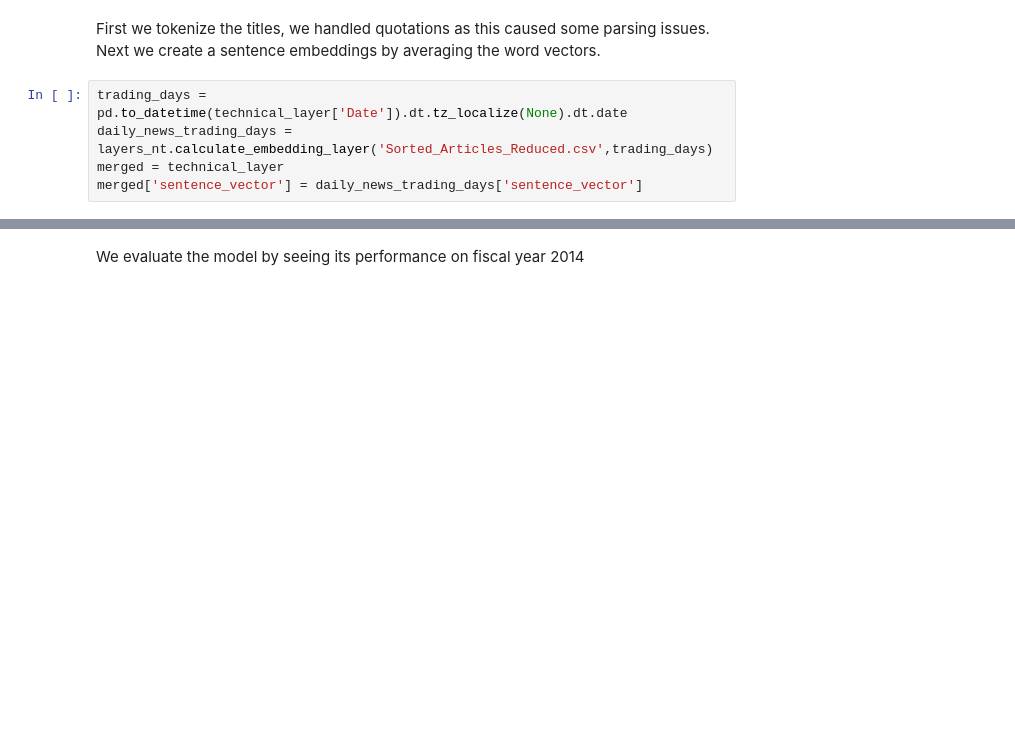
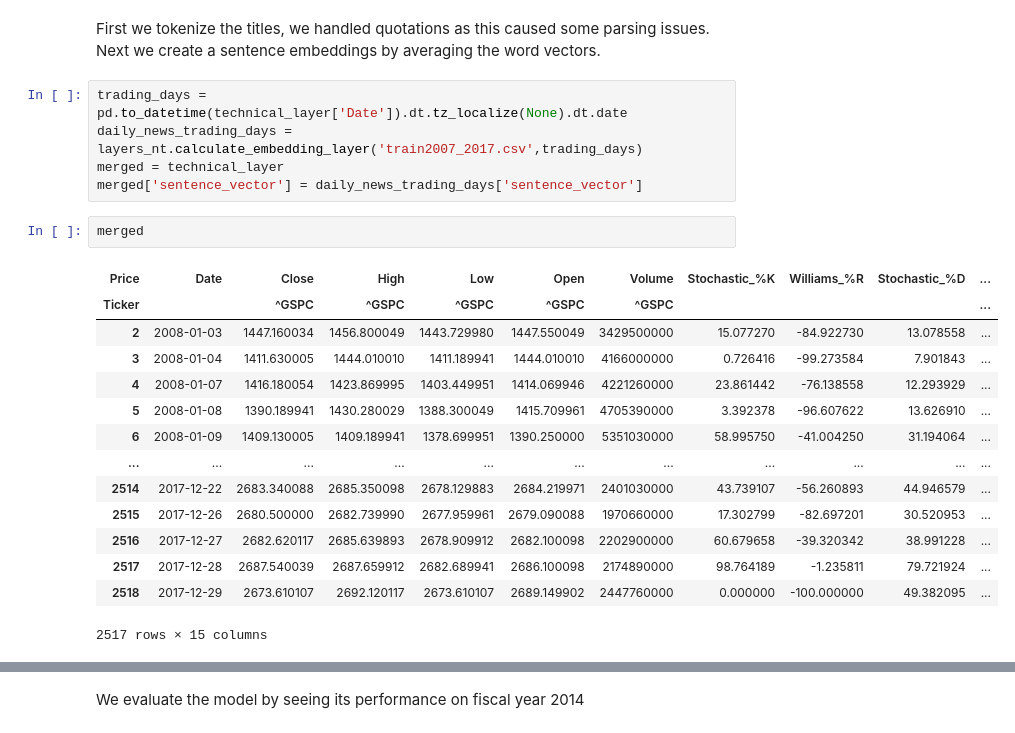
Before and after one commit to matsammut/ARI5123-Algo_trading, a Jupyter notebook: main.ipynb, the cells around one changed output, grey strips where cells are left out. Cells and saved outputs as stored; diff of their text form; blank space fills up the shorter version.

```diff
--- a/main.ipynb
+++ b/main.ipynb
@@ -43,9 +46,26 @@ extract_embedding_data('2019-05-31','2020-06-01','test2020.csv')
 First we tokenize the titles, we handled quotations as this caused some parsing issues. Next we create a sentence embeddings by averaging the word vectors.
 # %%
 trading_days = pd.to_datetime(technical_layer['Date']).dt.tz_localize(None).dt.date
-daily_news_trading_days = layers_nt.calculate_embedding_layer('Sorted_Articles_Reduced.csv',trading_days)
+daily_news_trading_days = layers_nt.calculate_embedding_layer('train2007_2017.csv',trading_days)
 merged = technical_layer
 merged['sentence_vector'] = daily_news_trading_days['sentence_vector']
+# %%
+merged
+# %% [output]
+| Price | Date | Close | High | Low | Open | Volume | Stochastic_%K | Williams_%R | Stochastic_%D | ... |
+| Ticker |  | ^GSPC | ^GSPC | ^GSPC | ^GSPC | ^GSPC |  |  |  | ... |
+| 2 | 2008-01-03 | 1447.160034 | 1456.800049 | 1443.729980 | 1447.550049 | 3429500000 | 15.077270 | -84.922730 | 13.078558 | ... |
+| 3 | 2008-01-04 | 1411.630005 | 1444.010010 | 1411.189941 | 1444.010010 | 4166000000 | 0.726416 | -99.273584 | 7.901843 | ... |
+| 4 | 2008-01-07 | 1416.180054 | 1423.869995 | 1403.449951 | 1414.069946 | 4221260000 | 23.861442 | -76.138558 | 12.293929 | ... |
+| 5 | 2008-01-08 | 1390.189941 | 1430.280029 | 1388.300049 | 1415.709961 | 4705390000 | 3.392378 | -96.607622 | 13.626910 | ... |
+| 6 | 2008-01-09 | 1409.130005 | 1409.189941 | 1378.699951 | 1390.250000 | 5351030000 | 58.995750 | -41.004250 | 31.194064 | ... |
+| ... | ... | ... | ... | ... | ... | ... | ... | ... | ... | ... |
+| 2514 | 2017-12-22 | 2683.340088 | 2685.350098 | 2678.129883 | 2684.219971 | 2401030000 | 43.739107 | -56.260893 | 44.946579 | ... |
+| 2515 | 2017-12-26 | 2680.500000 | 2682.739990 | 2677.959961 | 2679.090088 | 1970660000 | 17.302799 | -82.697201 | 30.520953 | ... |
+| 2516 | 2017-12-27 | 2682.620117 | 2685.639893 | 2678.909912 | 2682.100098 | 2202900000 | 60.679658 | -39.320342 | 38.991228 | ... |
+| 2517 | 2017-12-28 | 2687.540039 | 2687.659912 | 2682.689941 | 2686.100098 | 2174890000 | 98.764189 | -1.235811 | 79.721924 | ... |
+| 2518 | 2017-12-29 | 2673.610107 | 2692.120117 | 2673.610107 | 2689.149902 | 2447760000 | 0.000000 | -100.000000 | 49.382095 | ... |
+2517 rows × 15 columns
 # %%
 lookback = 3
 X_news = []
```
Also changed, not shown: parts of 10 cells of this notebook, 7 other files.
